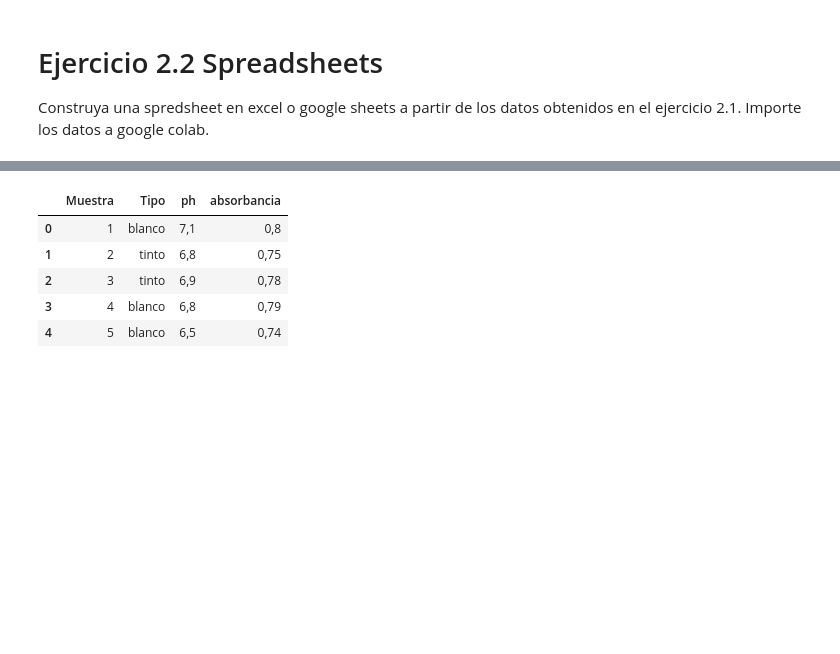
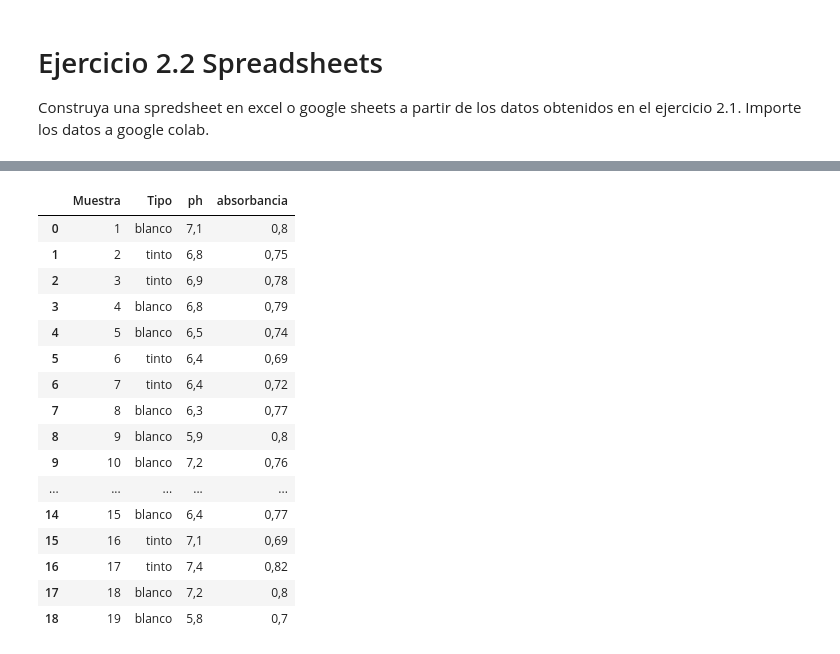
Before and after one commit to Adrieto/DataScience, a Jupyter notebook: Ejercicios_Notebook_2_Parte_1_Enero_2023.ipynb, the cells around one changed output, grey strips where cells are left out. Cells and saved outputs as stored; diff of their text form; code cells hidden in the pictures; blank space fills up the shorter version.

```diff
--- a/Ejercicios_Notebook_2_Parte_1_Enero_2023.ipynb
+++ b/Ejercicios_Notebook_2_Parte_1_Enero_2023.ipynb
@@ -35,14 +37,25 @@ import pandas as pd
 # %%
 # Abro el archivo directo desde github, notar que se abre el archivo en bruto RAW
 df = pd.read_csv("https://raw.githubusercontent.com/Adrieto/DataScience/main/DatosVinos.csv")
-df.head(5)
+df.head(22)
 # %% [output]
 |  | Muestra | Tipo | ph | absorbancia |
 | 0 | 1 | blanco | 7,1 | 0,8 |
 | 1 | 2 | tinto | 6,8 | 0,75 |
 | 2 | 3 | tinto | 6,9 | 0,78 |
 | 3 | 4 | blanco | 6,8 | 0,79 |
 | 4 | 5 | blanco | 6,5 | 0,74 |
+| 5 | 6 | tinto | 6,4 | 0,69 |
+| 6 | 7 | tinto | 6,4 | 0,72 |
+| 7 | 8 | blanco | 6,3 | 0,77 |
+| 8 | 9 | blanco | 5,9 | 0,8 |
+| 9 | 10 | blanco | 7,2 | 0,76 |
+| ... | ... | ... | ... | ... |
+| 14 | 15 | blanco | 6,4 | 0,77 |
+| 15 | 16 | tinto | 7,1 | 0,69 |
+| 16 | 17 | tinto | 7,4 | 0,82 |
+| 17 | 18 | blanco | 7,2 | 0,8 |
+| 18 | 19 | blanco | 5,8 | 0,7 |
 # %%
 #Curva patron
 
```
Also changed, not shown: parts of 3 cells of this notebook, 3 other files.
